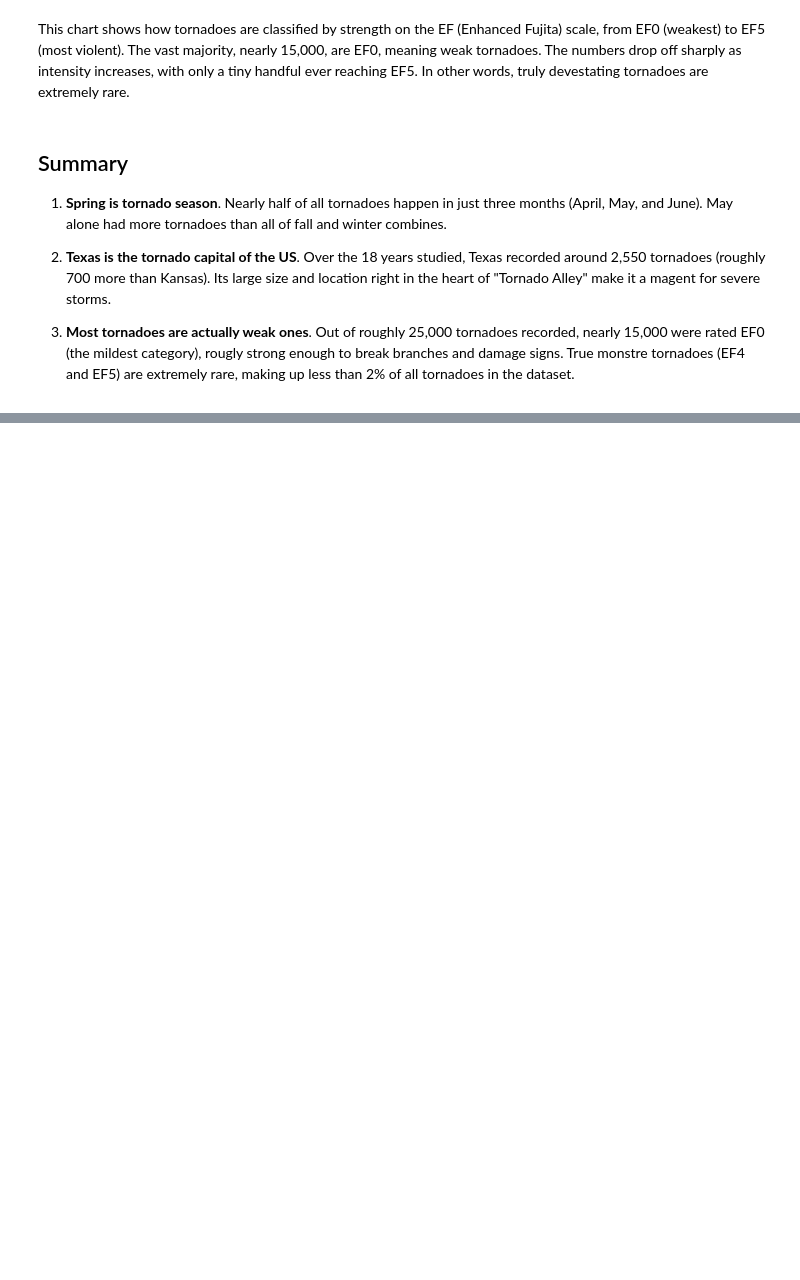
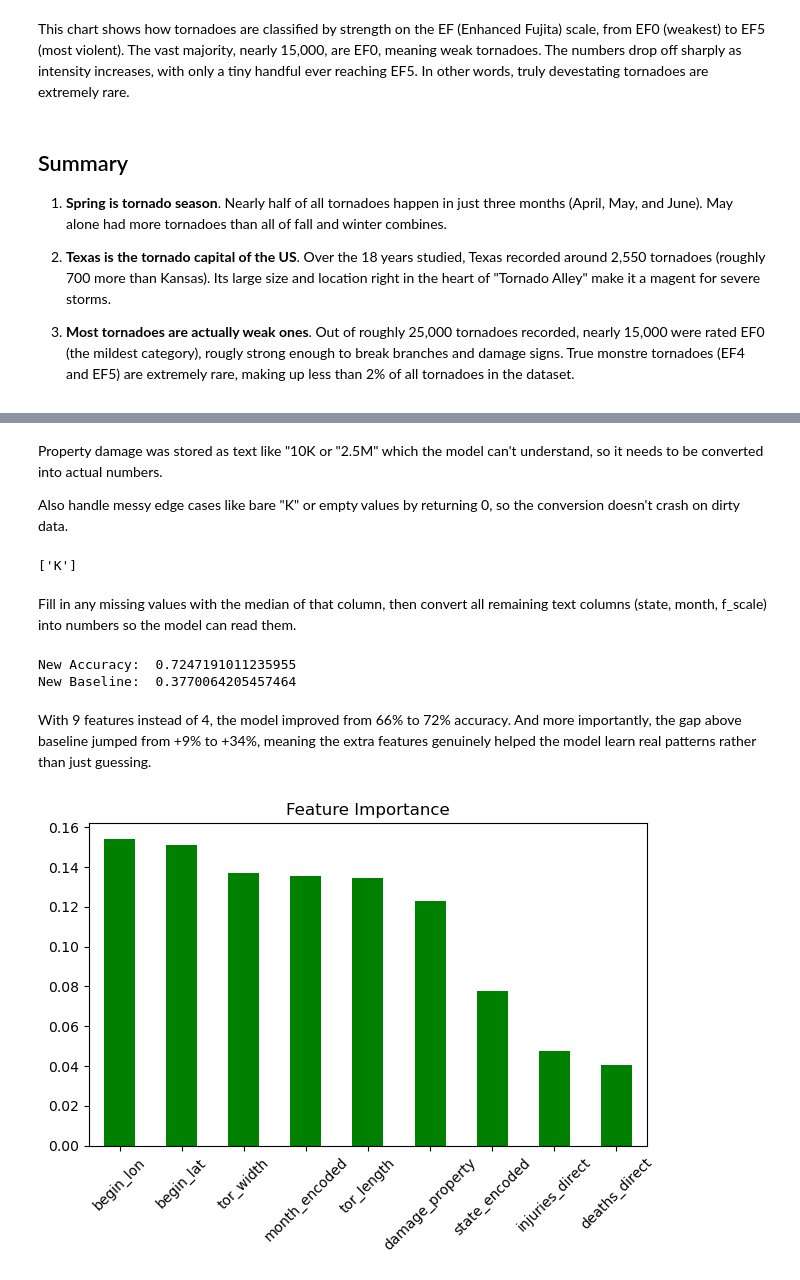
Before and after one commit to PriscillaHandoyo/storm-chaser, a Jupyter notebook: notebook.ipynb, the cells around one changed output, grey strips where cells are left out. Saved outputs shown, nothing was run; the diff lists cells and outputs as text; code cells hidden in the pictures; blank space fills up the shorter version.

```diff
--- a/notebook.ipynb
+++ b/notebook.ipynb
@@ -202,0 +264,4 @@ This chart shows how tornadoes are classified by strength on the EF (Enhanced Fu
+# %%
+# tornado df doesn't have event_id, so we need to rebuilt it
+tornado_df = df[df['EVENT_TYPE'] == 'Tornado'].copy()
+tornado_df.columns = tornado_df.columns.str.lower()
@@ -202,0 +296,11 @@ This chart shows how tornadoes are classified by strength on the EF (Enhanced Fu
+# %% [markdown]
+Property damage was stored as text like "10K or "2.5M" which the model can't understand, so it needs to be converted into actual numbers.
+
+Also handle messy edge cases like bare "K" or empty values by returning 0, so the conversion doesn't crash on dirty data.
+# %%
+problematic = model_df['damage_property'][
+    model_df['damage_property'].astype(str).str.strip().str.upper().isin(['K', 'M', 'B'])
+]
+print(problematic.unique())
+# %% [output]
+['K']
@@ -202,0 +325,42 @@ This chart shows how tornadoes are classified by strength on the EF (Enhanced Fu
+# %% [markdown]
+Fill in any missing values with the median of that column, then convert all remaining text columns (state, month, f_scale) into numbers so the model can read them.
+# %%
+# model_df = model_df.drop(columns=['magnitude'])
+
+for col in ['tor_length', 'tor_width', 'begin_lat', 'begin_lon']:
+    model_df[col] = model_df[col].fillna(model_df[col].median())
+
+le = LabelEncoder()
+model_df['state_encoded'] = le.fit_transform(model_df['state'])
+model_df['month_encoded'] = le.fit_transform(model_df['month_name'])
+model_df['f_scale_encoded'] = le.fit_transform(model_df['tor_f_scale'])
+# %%
+X = model_df[['month_encoded', 'state_encoded', 'tor_length', 'tor_width',
+                'injuries_direct', 'deaths_direct', 'damage_property',
+                'begin_lat', 'begin_lon']]
+y = model_df['f_scale_encoded']
+
+X_train, X_test, y_train, y_test = train_test_split(X, y, test_size=0.2, random_state=42)
+model = RandomForestClassifier(class_weight='balanced', random_state=42)
+model.fit(X_train, y_train)
+
+print("New Accuracy: ", accuracy_score(y_test, model.predict(X_test)))
+print("New Baseline: ", y_test.value_counts(normalize=True).max())
+# %% [output]
+New Accuracy:  0.7247191011235955
+New Baseline:  0.3770064205457464
+# %% [markdown]
+With 9 features instead of 4, the model improved from 66% to 72% accuracy. And more importantly, the gap above baseline jumped from +9% to +34%, meaning the extra features genuinely helped the model learn real patterns rather than just guessing.
+# %%
+feature_importance = pd.Series(
+    model.feature_importances_,
+    index=X.columns
+).sort_values(ascending=False)
+
+feature_importance.plot(kind='bar', color='green')
+plt.title("Feature Importance")
+plt.xticks(rotation=45)
+plt.tight_layout()
+plt.show()
+# %% [output]
+[figure, added]
```
Also changed, not shown: parts of 16 cells of this notebook.
